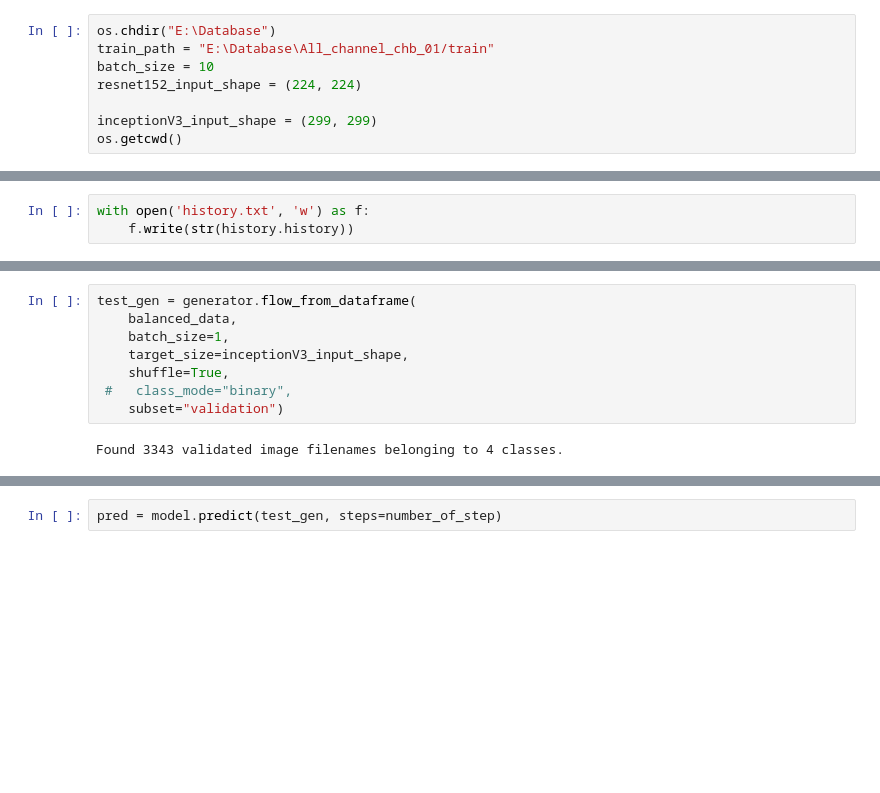
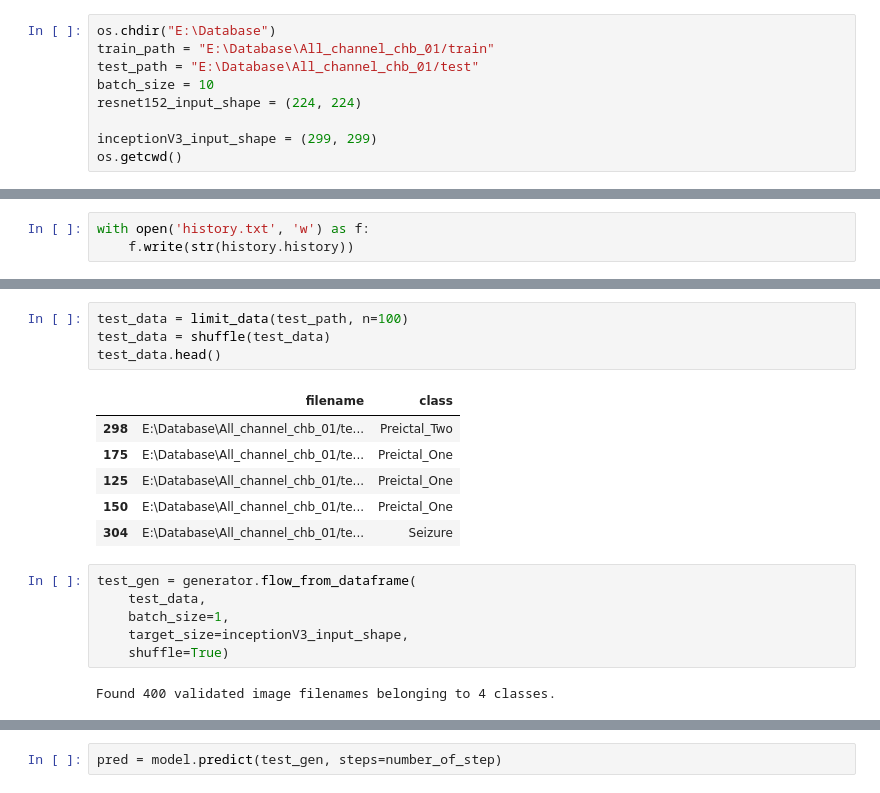
Before and after one commit to nikl1425/DeepLearning_Master, a Jupyter notebook: models/VGG16/vgg16_single_pat_only_sz.ipynb, the cells around one changed output, grey strips where cells are left out. Cells and saved outputs as stored; diff of their text form; blank space fills up the shorter version.

```diff
--- a/models/VGG16/vgg16_single_pat_only_sz.ipynb
+++ b/models/VGG16/vgg16_single_pat_only_sz.ipynb
@@ -43,6 +43,7 @@ GPU is available
 # %%
 os.chdir("E:\Database")
 train_path = "E:\Database\All_channel_chb_01/train"
+test_path = "E:\Database\All_channel_chb_01/test"
 batch_size = 10
 resnet152_input_shape = (224, 224)
 
@@ -515,13 +480,22 @@ plt.savefig("eval.png")
+# %%
+test_data = limit_data(test_path, n=100)
+test_data = shuffle(test_data)
+test_data.head()
+# %% [output]
+|  | filename | class |
+| 298 | E:\Database\All_channel_chb_01/te... | Preictal_Two |
+| 175 | E:\Database\All_channel_chb_01/te... | Preictal_One |
+| 125 | E:\Database\All_channel_chb_01/te... | Preictal_One |
+| 150 | E:\Database\All_channel_chb_01/te... | Preictal_One |
+| 304 | E:\Database\All_channel_chb_01/te... | Seizure |
 # %%
 test_gen = generator.flow_from_dataframe(
-    balanced_data,
+    test_data,
     batch_size=1,
     target_size=inceptionV3_input_shape,
-    shuffle=True,
- #   class_mode="binary",
-    subset="validation")
+    shuffle=True)
 # %% [output]
-Found 3343 validated image filenames belonging to 4 classes.
+Found 400 validated image filenames belonging to 4 classes.
 # %%
 number_of_step = test_gen.samples // 1
 number_of_step
```
Also changed, not shown: parts of 30 cells of this notebook, 5 other files.
